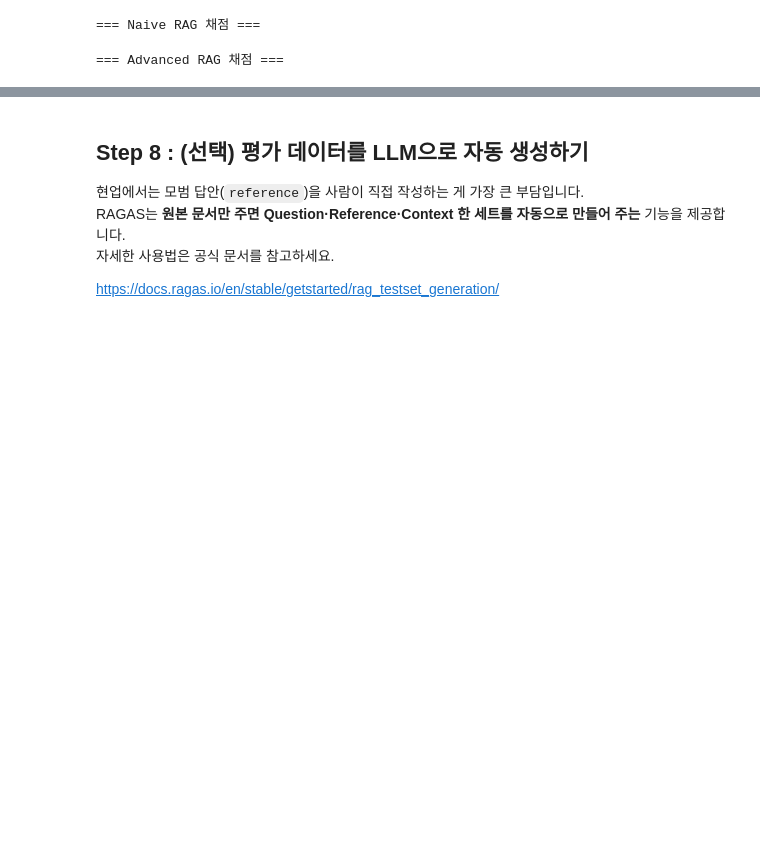
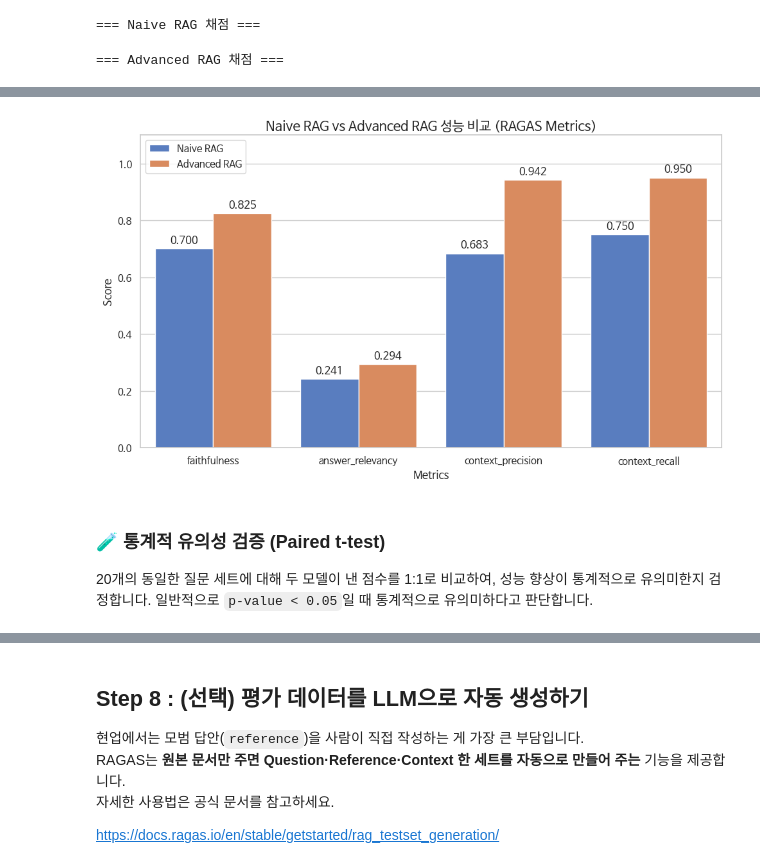
Before and after one commit to ted-chang80/AIFFEL_quest_eng, a Jupyter notebook: LLM_Application/LLM04/Day2_Practice.ipynb, the cells around one changed output, grey strips where cells are left out. Saved outputs shown, nothing was run; the diff lists cells and outputs as text; code cells hidden in the pictures; blank space fills up the shorter version.

```diff
--- a/LLM_Application/LLM04/Day2_Practice.ipynb
+++ b/LLM_Application/LLM04/Day2_Practice.ipynb
@@ -535,7 +563,7 @@ from ragas.metrics import (
     context_precision, context_recall,
 )
 
-judge_llm  = ChatOpenAI(model="gpt-4o", temperature=0)
+judge_llm  = ChatOpenAI(model="gpt-4o-mini", temperature=0)
 judge_emb  = OpenAIEmbeddings(model="text-embedding-3-small")
 metrics    = [faithfulness, answer_relevancy,
               context_precision, context_recall]
@@ -629,0 +636,63 @@ KorQuAD/KLUE-MRC 처럼 정답이 짧은 extractive QA 벤치마크는 `context_
+# %%
+import matplotlib.pyplot as plt
+import seaborn as sns
+import matplotlib as mpl
+import matplotlib.font_manager as fm
+import shutil
+import os
+import unicodedata
+
+# 1. 한글 폰트 설치
+!apt-get -qq -y install fonts-nanum > /dev/null
+
+# 2. Matplotlib 폰트 캐시 삭제
+_cache_dir = mpl.get_cachedir()
+if os.path.exists(_cache_dir):
+    shutil.rmtree(_cache_dir)
+
+# 폰트 매니저 초기화
+fm.fontManager = fm.FontManager()
+
+# 3. 폰트 경로 설정
+fontpath = '/usr/share/fonts/truetype/nanum/NanumBarunGothic.ttf'
+font_name = fm.FontProperties(fname=fontpath).get_name()
+
+# 전역 폰트 설정
+plt.rc('font', family=font_name)
+mpl.rcParams['axes.unicode_minus'] = False
+
+# 차트 스타일 설정
+sns.set_theme(style="whitegrid", font=font_name)
+
+# 데이터 준비 및 텍스트 정규화 (NFD -> NFC)
+plot_df = compare.reset_index().melt(id_vars='index', var_name='Pipeline', value_name='Score')
+plot_df.columns = ['Metric', 'Pipeline', 'Score']
+plot_df['Metric'] = plot_df['Metric'].apply(lambda x: unicodedata.normalize('NFC', x))
+plot_df['Pipeline'] = plot_df['Pipeline'].apply(lambda x: unicodedata.normalize('NFC', x))
+
+# 시각화
+plt.figure(figsize=(10, 6))
+ax = sns.barplot(data=plot_df, x='Metric', y='Score', hue='Pipeline', palette='muted')
+
+for p in ax.patches:
+    if p.get_height() > 0:
+        ax.annotate(format(p.get_height(), '.3f'),
+                    (p.get_x() + p.get_width() / 2., p.get_height()),
+                    ha = 'center', va = 'center',
+                    xytext = (0, 9),
+                    textcoords = 'offset points')
+
+title_text = unicodedata.normalize('NFC', 'Naive RAG vs Advanced RAG 성능 비교 (RAGAS Metrics)')
+plt.title(title_text, fontsize=15)
+plt.ylim(0, 1.1)
+plt.ylabel('Score')
+plt.xlabel('Metrics')
+plt.legend(loc='upper left')
+plt.tight_layout()
+plt.show()
+# %% [output]
+[figure, added]
+# %% [markdown]
+### 🧪 통계적 유의성 검증 (Paired t-test)
+
+20개의 동일한 질문 세트에 대해 두 모델이 낸 점수를 1:1로 비교하여, 성능 향상이 통계적으로 유의미한지 검정합니다. 일반적으로 `p-value < 0.05`일 때 통계적으로 유의미하다고 판단합니다.
```
Also changed, not shown: parts of 48 cells of this notebook.
